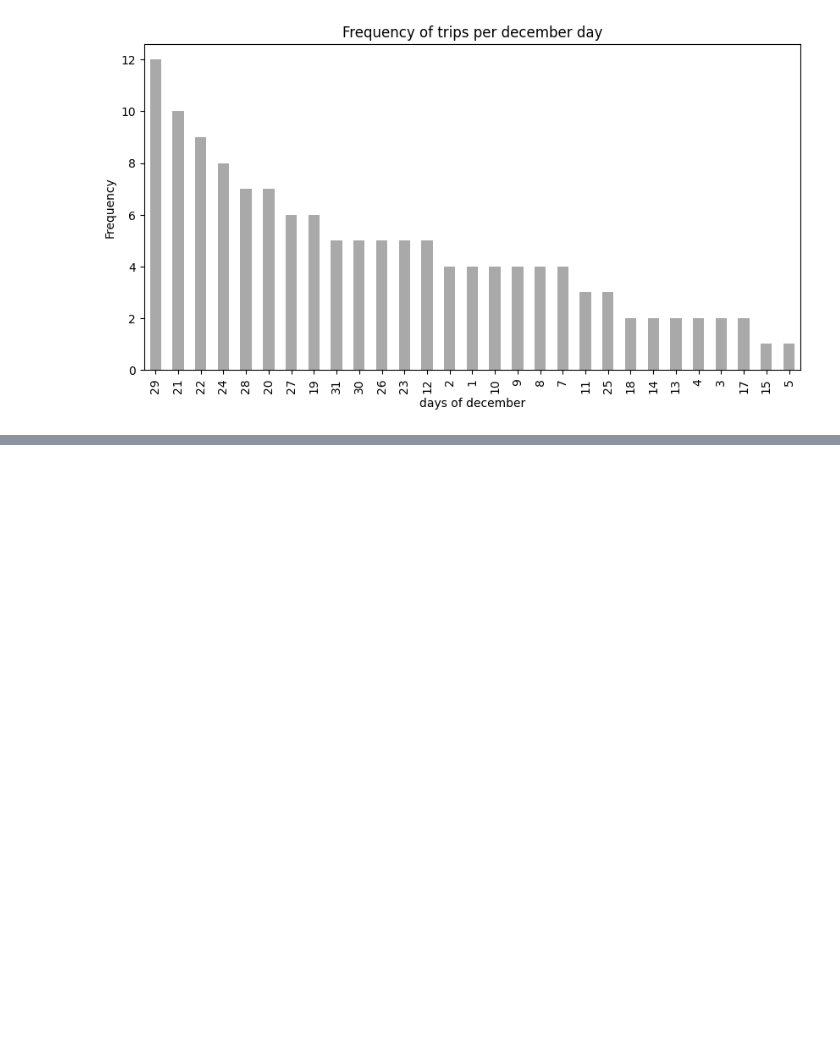
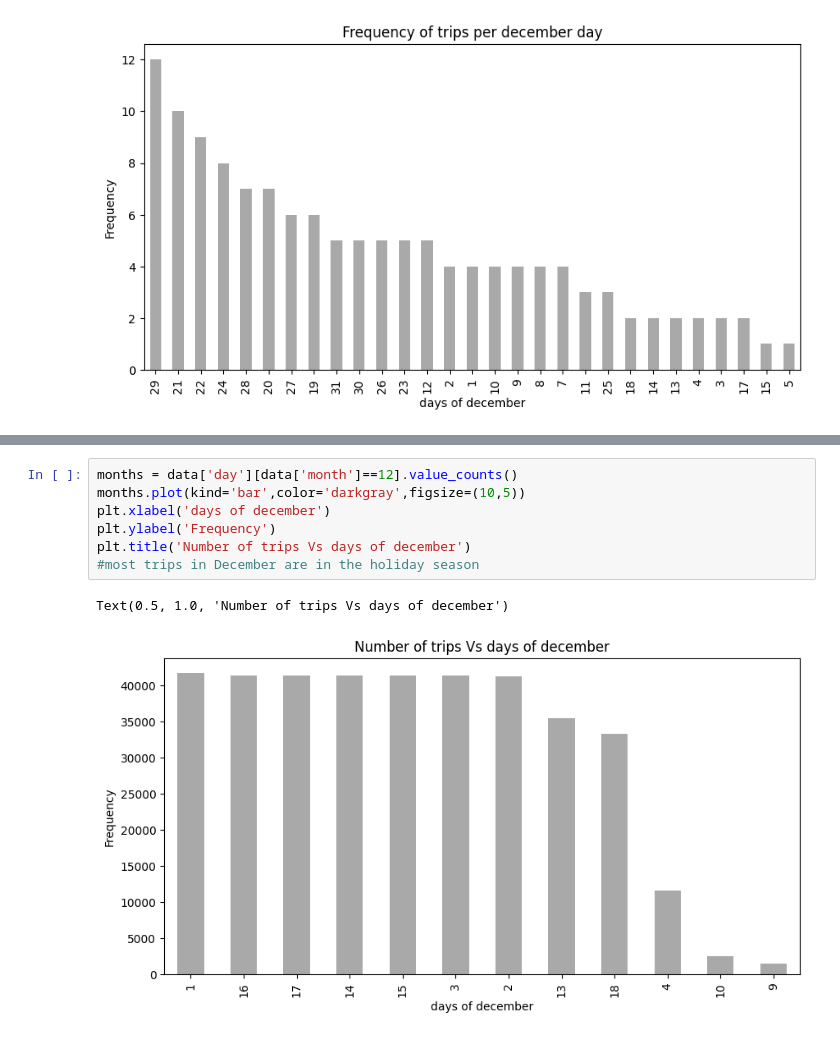
Before and after one commit to adarshkhub/Uber_Analysis, a Jupyter notebook: UberAnalysisProj.ipynb, the cells around one changed output, grey strips where cells are left out. Saved outputs shown, nothing was run; the diff lists cells and outputs as text; blank space fills up the shorter version.

```diff
--- a/UberAnalysisProj.ipynb
+++ b/UberAnalysisProj.ipynb
@@ -134,0 +224,10 @@ Text(0.5, 1.0, 'Frequency of trips per december day')
+# %%
+months = data['day'][data['month']==12].value_counts()
+months.plot(kind='bar',color='darkgray',figsize=(10,5))
+plt.xlabel('days of december')
+plt.ylabel('Frequency')
+plt.title('Number of trips Vs days of december')
+#most trips in December are in the holiday season
+# %% [output]
+Text(0.5, 1.0, 'Number of trips Vs days of december')
+[figure, added]
```
Also changed, not shown: parts of 10 cells of this notebook.
